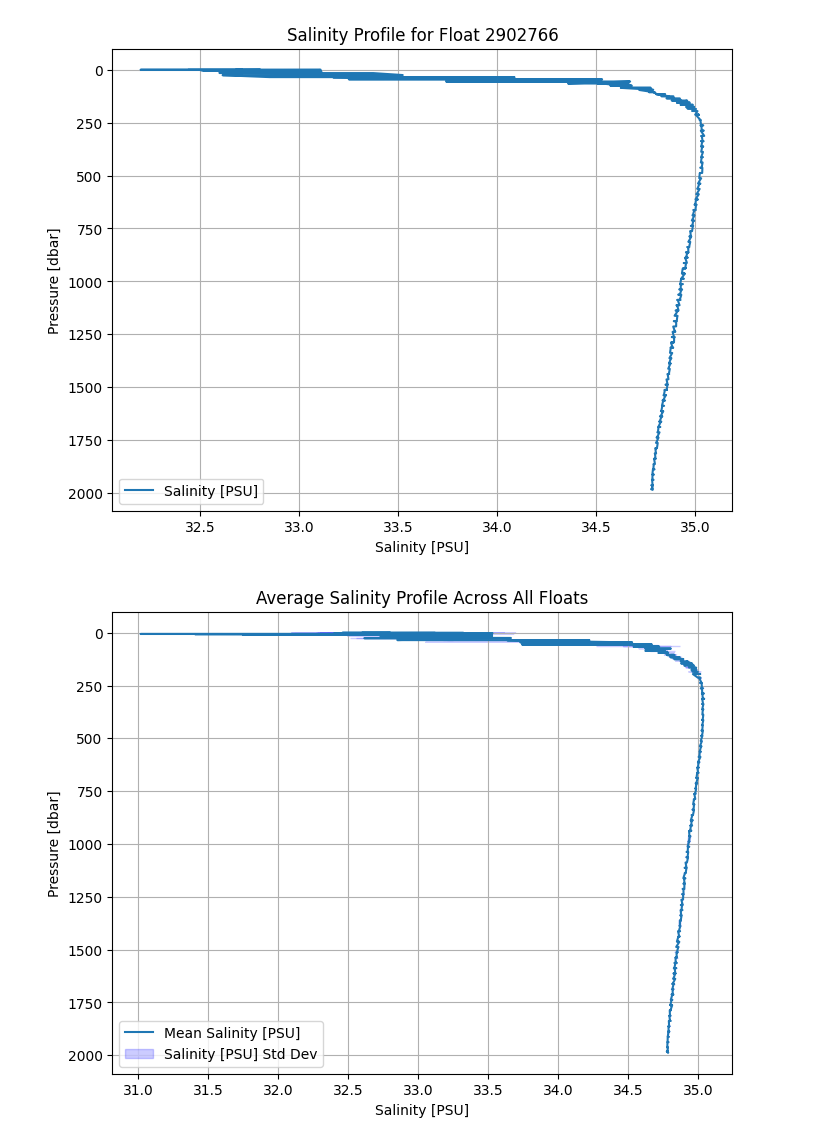
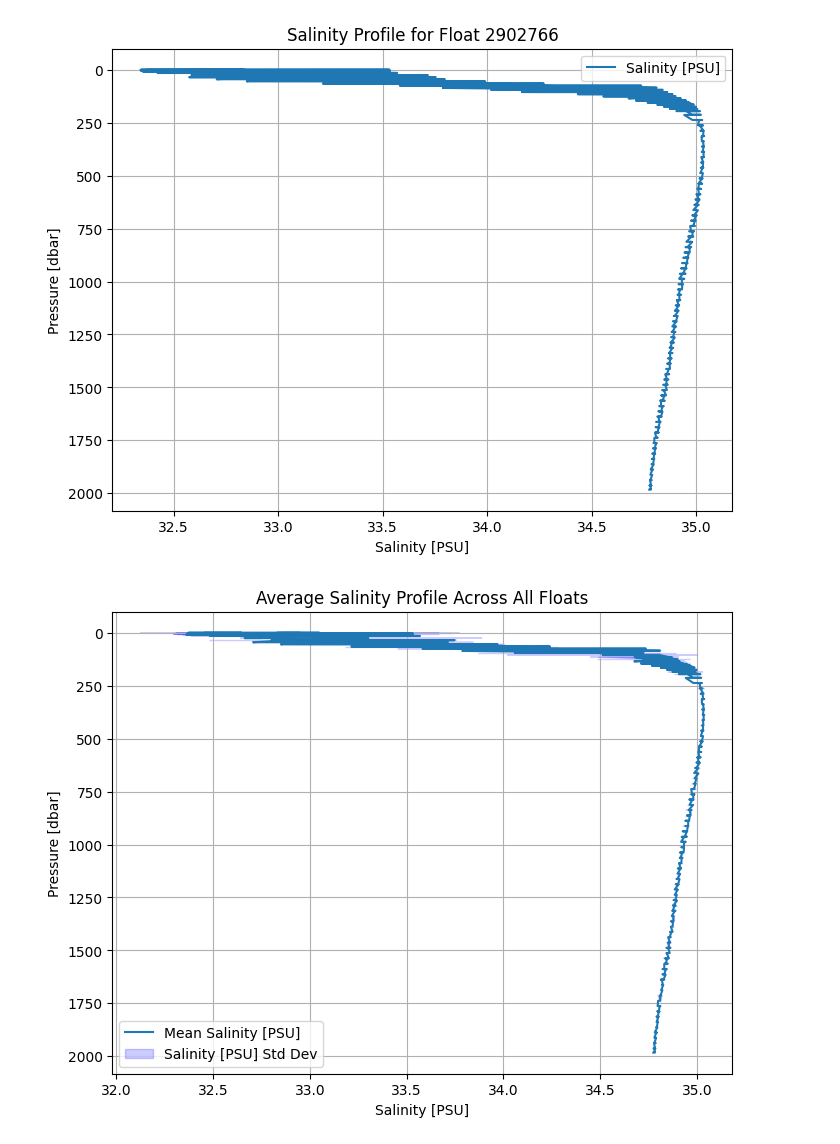
Before and after one commit to gabegekas/sioc210_data_project, a Jupyter notebook: lucie_workspace.ipynb, the cells around one changed output. Drawn from its saved outputs; the diff is of its cells as text; code cells hidden in the pictures.

```diff
--- a/lucie_workspace.ipynb
+++ b/lucie_workspace.ipynb
@@ -8,8 +8,20 @@ import argopy
 import gsw
 import os
 
-filename = 'data_fall_small_area.csv' # define file of interest
-date = ['2023-10', '2023-12'] # define time limits
+seasons = ['fall','winter','spring','summer']
+filenames = ['data_'+season+'_small_area.csv' for season in seasons] # define file of interest
+dates = [
+    ['2023-10-01', '2023-12-31'],
+    ['2023-01-01', '2023-03-31'],
+    ['2023-04-01', '2023-06-30'],
+    ['2023-07-01', '2023-09-30']
+]
+
+select=2 #0=fall, 1=winter, 2=spring, 3=summer
+season=seasons[select]
+filename=filenames[select]
+date=dates[select]
+
 max_pressure = 2000 # dbar
 # %%
 # Gabe's code to get data, save in csv, and plot temp
@@ -65,9 +76,10 @@ Index(['CYCLE_NUMBER', 'DATA_MODE', 'DIRECTION', 'PLATFORM_NUMBER',
 def load_csv(filepath):
     # Load the data from the CSV file
     data = pd.read_csv(filepath)
-
+    data = data.dropna(subset=['PRES', 'TEMP', 'PSAL']) # drop rows with nan in pressure, temperature or salinity columns
+    print("Number of rows in data:", data.shape[0])
     # Show the first few rows of the data to confirm it's loaded correctly
-    print(data.head())
+    # print(data.head())
     return data
 
 def filter_one_float(data):
@@ -77,7 +89,7 @@ def filter_one_float(data):
     # Sort by pressure (depth) if needed
     float_data = float_data.sort_values(by='PRES')
 
-    print(float_data.head())
+    # print(float_data.head())
     return float_data
 # %%
 # Calculate the means and stds of salinity, density (by first calculating density), and temp
@@ -253,7 +273,7 @@ def plot_scatter_all(data, x_column, y_column, x_label, title, alpha=0.1, point_
 # %%
 # Main function
 
-filepath = os.getcwd() + '\\' + filename
+filepath = os.getcwd() + '/' + filename #changing filepath separator for Mac from \\ to /
 all_data = load_csv(filepath)
 one_float_data = filter_one_float(all_data)
 
@@ -304,2 +324,2 @@ plot_scatter_all(pd.DataFrame({'DENSITY': density_values, 'PRES': pressure_value
-[figure, old version]
+[figure, new version]
-[figure, old version]
+[figure, new version]
```
Also changed, not shown: parts of 7 cells of this notebook, 4 other files.
